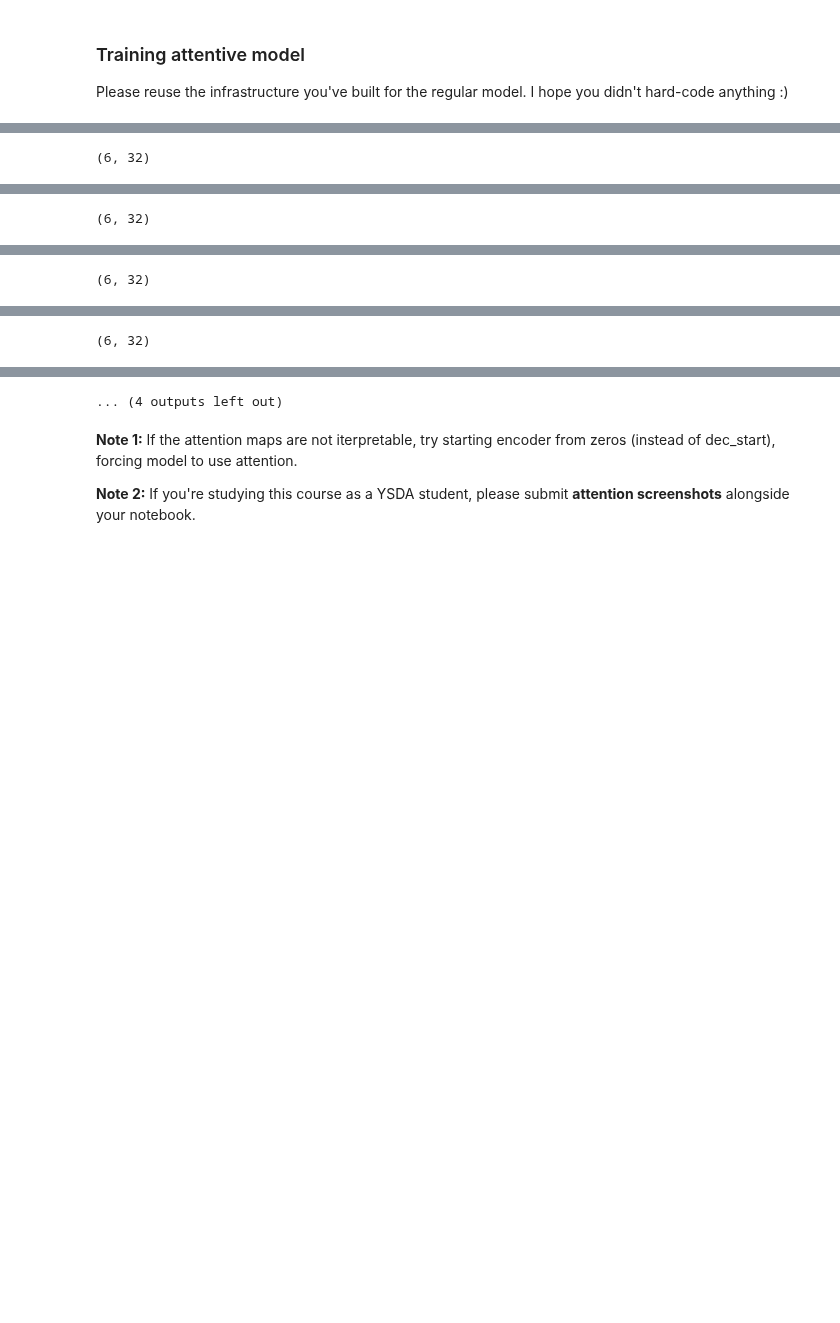
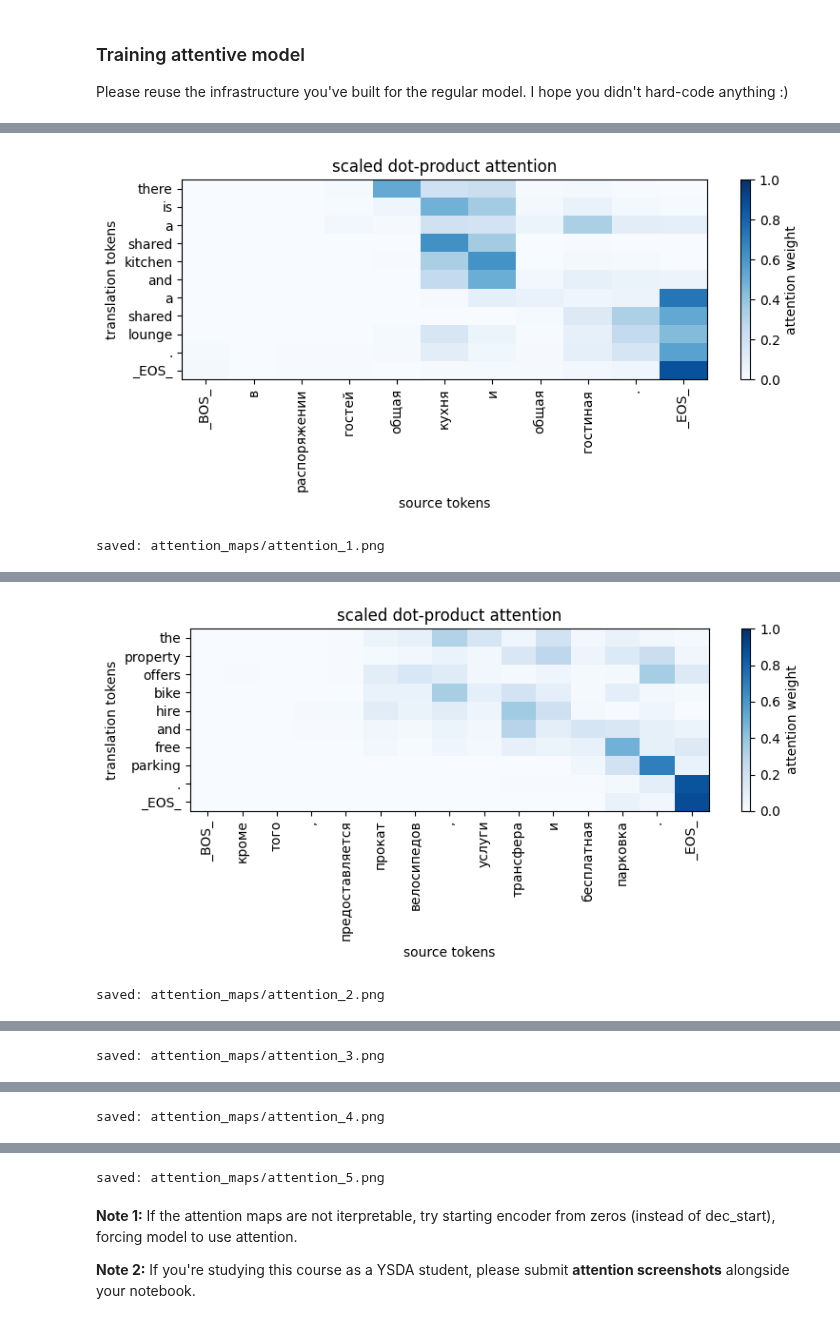
Before and after one commit to buxazich/Deep_Learning_HSE, a Jupyter notebook: week07_lm/homework.ipynb, the cells around one changed output, grey strips where cells are left out. Saved outputs shown, nothing was run; the diff lists cells and outputs as text; code cells hidden in the pictures; blank space fills up the shorter version.

```diff
--- a/week07_lm/homework.ipynb
+++ b/week07_lm/homework.ipynb
@@ -556,7 +770,37 @@ def draw_attention(inp_line, translation, probs):
+# %%
+from pathlib import Path
+
+attention_dir = Path('attention_maps')
+attention_dir.mkdir(exist_ok=True)
+
+def draw_attention(inp_line, translation, probs, filename):
+    """ An intentionally ambiguous function to visualize attention weights """
+    inp_tokens = inp_voc.tokenize(inp_line)
+    # matched rows to generated tokens, excluding the initial BOS state
+    trans_tokens = (translation.split() + [out_voc.eos])[:probs.shape[0]]
+    probs = probs[:len(trans_tokens), :len(inp_tokens)]
+
+    fig, ax = plt.subplots(figsize=(max(8, len(inp_tokens) * 0.35),
+                                    max(4, len(trans_tokens) * 0.3)))
+    im = ax.imshow(probs, aspect='auto', cmap='Blues', vmin=0, vmax=1)
+    ax.set_xticks(np.arange(len(inp_tokens)))
+    ax.set_xticklabels(inp_tokens, rotation=90)
+    ax.set_yticks(np.arange(len(trans_tokens)))
+    ax.set_yticklabels(trans_tokens)
+    ax.set_xlabel('source tokens')
+    ax.set_ylabel('translation tokens')
+    ax.set_title('scaled dot-product attention')
+    fig.colorbar(im, ax=ax, label='attention weight')
+    fig.tight_layout()
+    fig.savefig(filename, dpi=150, bbox_inches='tight')
+    plt.show()
+    plt.close(fig)
 # %%
 print("Source:")
 print('\n'.join([line for line in train_inp[:3]]))
-trans, states = model.translate_lines(train_inp[:3])
+attentive_model.eval()
+with torch.no_grad():
+    trans, states = attentive_model.translate_lines(train_inp[:3])
 
-print("\nTranslations without training:")
+print("\nTranslations after attention training:")
 print('\n'.join([line for line in trans]))
@@ -563,15 +817,21 @@ print('\n'.join([line for line in trans]))
 # %%
 inp = dev_inp[::500]
 
-trans, states = model.translate_lines(inp)
+attentive_model.eval()
+with torch.no_grad():
+    trans, states = attentive_model.translate_lines(inp)
 
 # select attention probs from model state (you may need to change this for your custom model)
 # attention_probs below must have shape [batch_size, translation_length, input_length], extracted from states
 # e.g. if attention probs are at the end of each state, use np.stack([state[-1] for state in states], axis=1)
-attention_probs = <YOUR CODE>
+# skipped the initial state because BOS was not predicted by attention
+attention_probs = torch.stack([state[-1] for state in states[1:]], dim=1).cpu().numpy()
 # %%
 for i in range(5):
-    draw_attention(inp[i], trans[i], attention_probs[:, i])
+    filename = attention_dir / f'attention_{i + 1}.png'
+    draw_attention(inp[i], trans[i], attention_probs[i], filename)
+    print(f'saved: {filename}')
 # Does it look fine already? don't forget to save images for anytask!
 # %% [output]
+[figure, added]
-(6, 32)
+saved: attention_maps/attention_1.png
@@ -581 +838,2 @@ for i in range(5):
+[figure, added]
-(6, 32)
+saved: attention_maps/attention_2.png
@@ -584 +841 @@ for i in range(5):
-(6, 32)
+saved: attention_maps/attention_3.png
@@ -587 +843 @@ for i in range(5):
-(6, 32)
+saved: attention_maps/attention_4.png
@@ -589,4 +845,4 @@ for i in range(5):
-... (4 outputs left out)
+saved: attention_maps/attention_5.png
 # %% [markdown]
 __Note 1:__ If the attention maps are not iterpretable, try starting encoder from zeros (instead of dec_start), forcing model to use attention.
 
```
Also changed, not shown: parts of 25 cells of this notebook, 6 other files.
